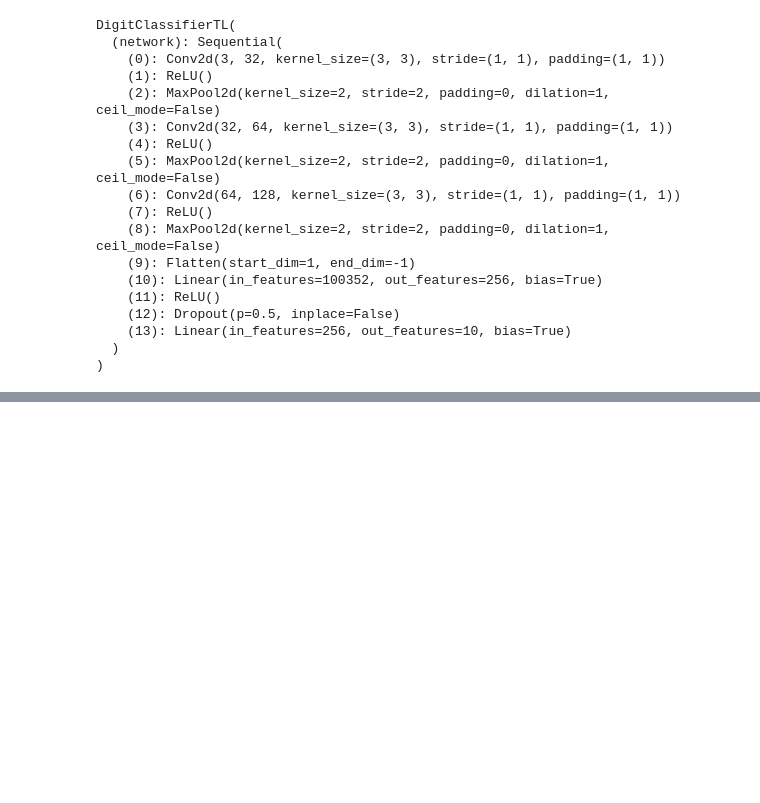
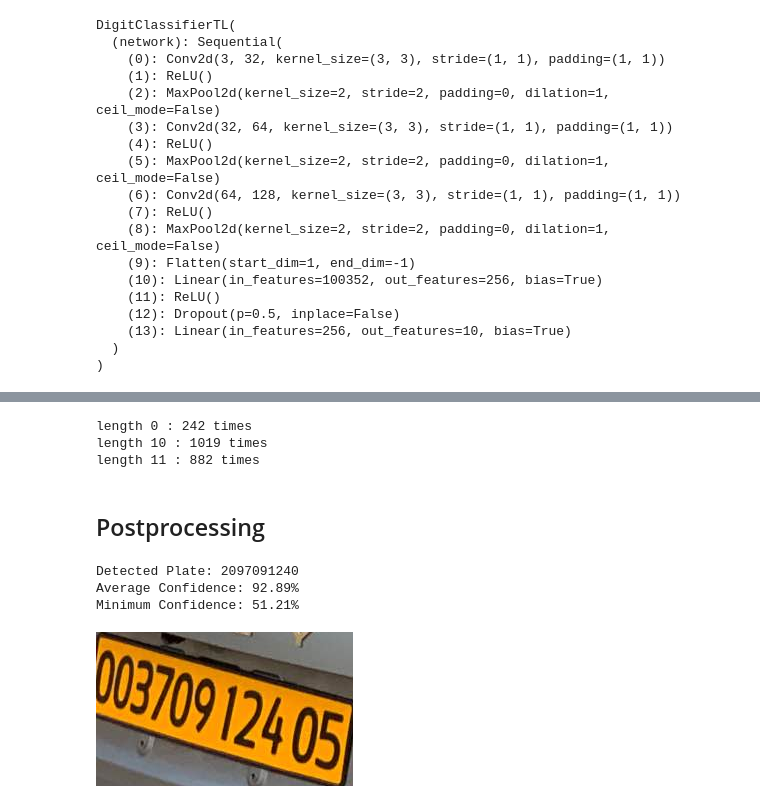
Before and after one commit to tobni-islam/AlgerPlate, a Jupyter notebook: notebooks/license-plates-reader.ipynb, the cells around one changed output, grey strips where cells are left out. Drawn from its saved outputs; the diff is of its cells as text; code cells hidden in the pictures; blank space fills up the shorter version.

```diff
--- a/notebooks/license-plates-reader.ipynb
+++ b/notebooks/license-plates-reader.ipynb
@@ -599,0 +783,10 @@ visualize_error_group(results['groups']["near_miss"],
+# %%
+values, counts = np.unique(results_lengths, return_counts=True)
+for value, count in dict(zip(values, counts)).items():
+    print(f"length {value} : {count} times")
+# %% [output]
+length 0 : 242 times
+length 10 : 1019 times
+length 11 : 882 times
+# %% [markdown]
+## Postprocessing
@@ -599,0 +866,13 @@ visualize_error_group(results['groups']["near_miss"],
+# %%
+img_path = '/kaggle/input/datasets/tobniislam/lp-dataset/LP Data/Images/0367cfeb-img_1000_box0.png'
+img_path_err = '/kaggle/input/datasets/tobniislam/lp-dataset/LP Data/Images/1a482c49-img_0273_box0.png'
+plate_text, avg_conf, min_conf = get_license_plate_text(img_path_err, reader_model)
+print(f"Detected Plate: {plate_text}")
+print(f"Average Confidence: {avg_conf*100:.2f}%")
+print(f"Minimum Confidence: {min_conf*100:.2f}%")
+Image.open(img_path_err)
+# %% [output]
+Detected Plate: 2097091240
+Average Confidence: 92.89%
+Minimum Confidence: 51.21%
+[figure, added]
```
Also changed, not shown: parts of 24 cells of this notebook, 2 other files.
